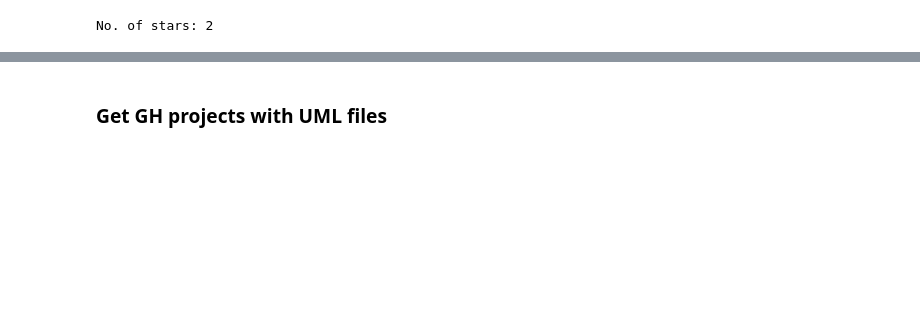
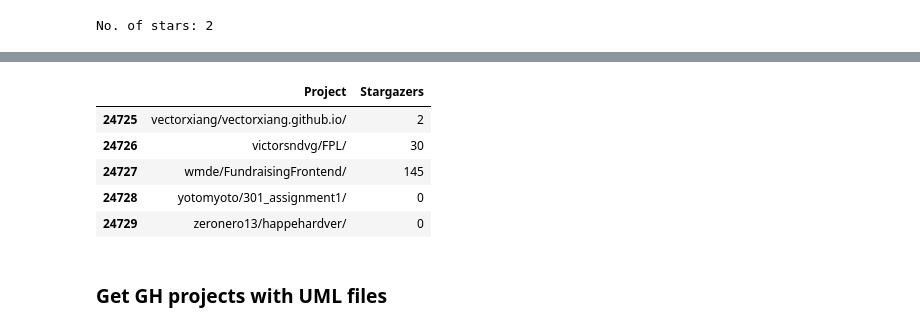
Before and after one commit to zakipauzi/uml_code_traceability, a Jupyter notebook: get_repos.ipynb, the cells around one changed output, grey strips where cells are left out. Saved outputs shown, nothing was run; the diff lists cells and outputs as text; code cells hidden in the pictures; blank space fills up the shorter version.

```diff
--- a/get_repos.ipynb
+++ b/get_repos.ipynb
@@ -23,0 +83,9 @@ No. of stars: 2
+# %%
+full_repo_df_with_stars.tail()
+# %% [output]
+|  | Project | Stargazers |
+| 24725 | vectorxiang/vectorxiang.github.io/ | 2 |
+| 24726 | victorsndvg/FPL/ | 30 |
+| 24727 | wmde/FundraisingFrontend/ | 145 |
+| 24728 | yotomyoto/301_assignment1/ | 0 |
+| 24729 | zeronero13/happehardver/ | 0 |
```
Also changed, not shown: parts of 11 cells of this notebook, 1 other file.
